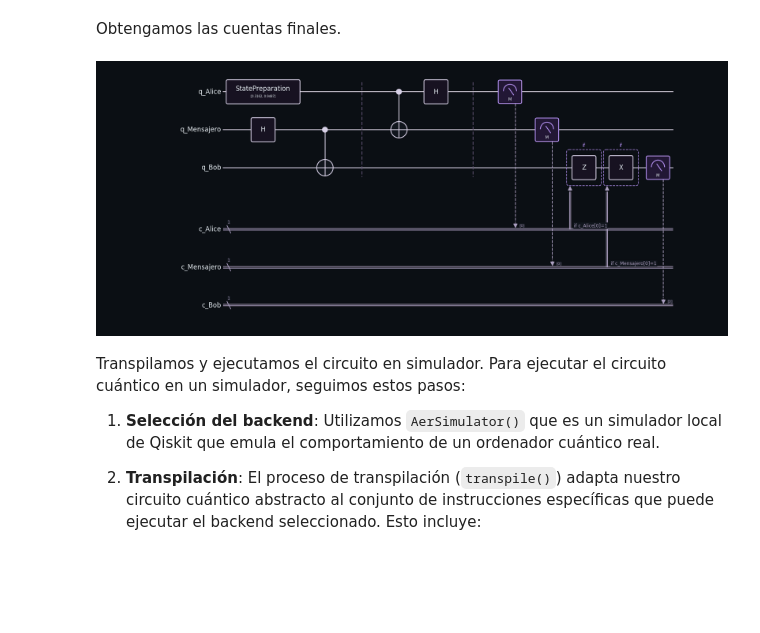
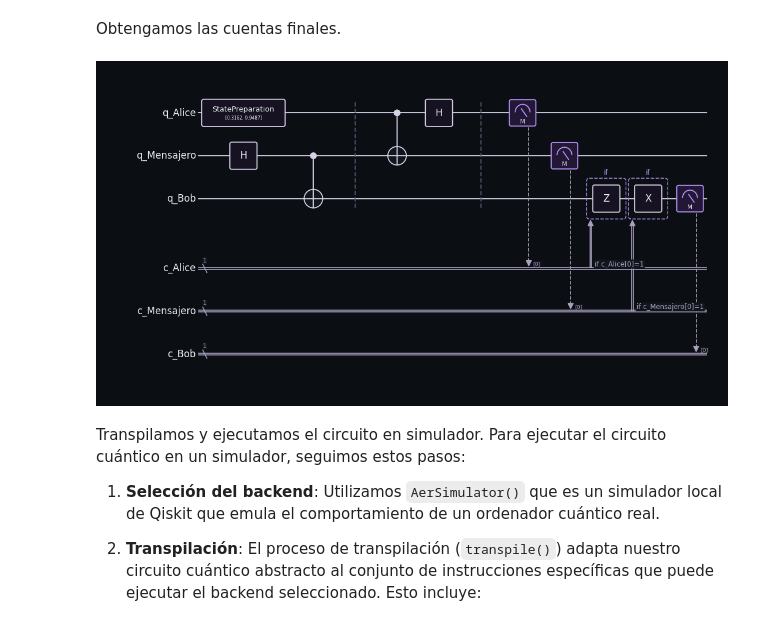
Before and after one commit to DOKOS-TAYOS/quantum-circuit-drawer, a Jupyter notebook: 1_quantum_teleportation.ipynb, the cells around one changed output. Drawn from its saved outputs; the diff is of its cells as text; code cells hidden in the pictures; blank space fills up the shorter version.

```diff
--- a/1_quantum_teleportation.ipynb
+++ b/1_quantum_teleportation.ipynb
@@ -192,20 +192,20 @@ Obtengamos las cuentas finales.
 # %%
 # Estado de entrada
 estado = np.array([1, 3], dtype=float)
 estado /= np.sqrt(sum(estado**2))
 
 # Creamos el circuito
 qc = teleportacion(estado)
 
 # Añadimos un registro extra para ver el estado final
 crBob = ClassicalRegister(1, "c_Bob")
 qc.add_register(crBob)
 
 qc.measure(2, 2)
 # qc.draw('mpl')
-draw_quantum_circuit(qc)
+draw_quantum_circuit(qc, mode='full')
 # %% [output]
-[figure, old version]
+[figure, new version]
 # %% [markdown]
 Transpilamos y ejecutamos el circuito en simulador.
 Para ejecutar el circuito cuántico en un simulador, seguimos estos pasos:
```
Also changed, not shown: parts of 4 cells of this notebook, 6 other files.
